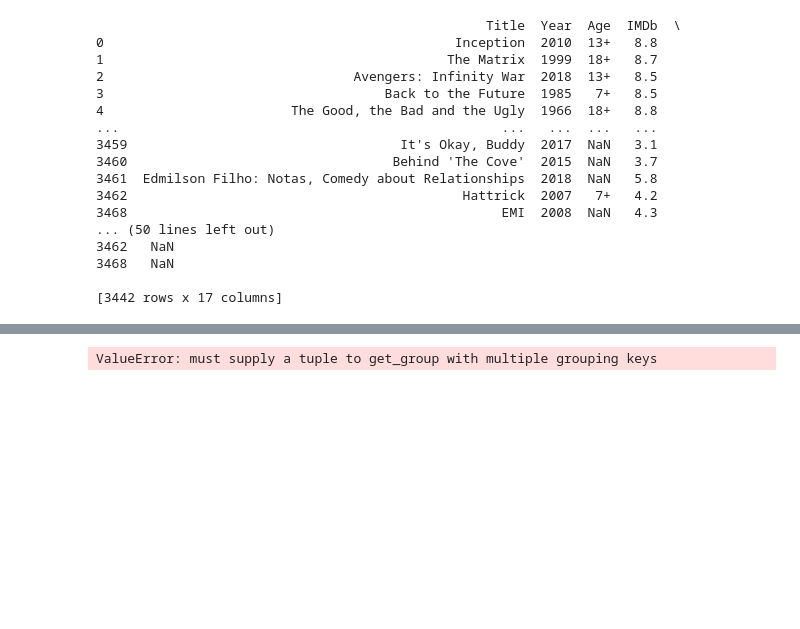
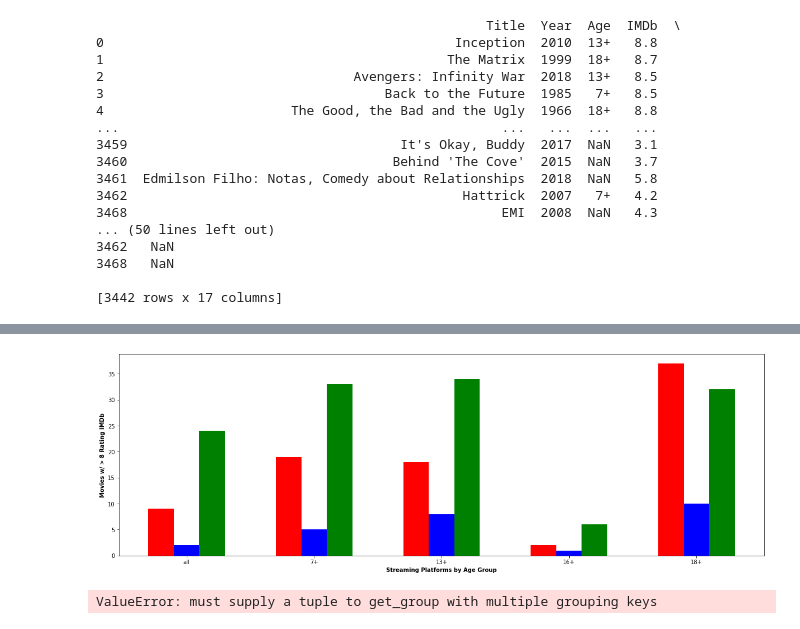
Before and after one commit to jtslater2/old_fashioned, a Jupyter notebook: Scripts/mpaa.ipynb, the cells around one changed output, grey strips where cells are left out. Saved outputs shown, nothing was run; the diff lists cells and outputs as text; code cells hidden in the pictures; blank space fills up the shorter version.

```diff
--- a/Scripts/mpaa.ipynb
+++ b/Scripts/mpaa.ipynb
@@ -47,10 +47,13 @@ test_df = tv_movies_df1.loc[(tv_movies_df1["movies"] =="Movie") &
                 #(tv_movies_df1["IMDb"] !="NaN")]
 
 
+htest_df = tv_movies_df1.loc[(tv_movies_df1["movies"] =="Movie") &
+                            (tv_movies_df1["IMDb"] >=8)  ]
 
 
 test_df.describe
 print(test_df)
+print(htest_df)
 # %% [output]
                                 Title  Year  Age  IMDb Rotten Tomatoes  \
 0                           Inception  2010  13+   8.8             87%
@@ -72,9 +75,22 @@ print(test_df)
 # %%
 test2_df = test_df.loc[(test_df["Netflix"] == "1")]
-print(test2_df)
 test3_df = test_df.loc[(test_df["Hulu"] == "1")]
 test4_df = test_df.loc[(test_df["Prime Video"] == "1")]
 test5_df = test_df.loc[(test_df["Disney+"] == "1")]
+
+
+
+htest2_df = htest_df.loc[(htest_df["Netflix"] == "1")]
+htest3_df = htest_df.loc[(htest_df["Hulu"] == "1")]
+htest4_df = htest_df.loc[(htest_df["Prime Video"] == "1")]
+htest5_df = htest_df.loc[(htest_df["Disney+"] == "1")]
+
+
+
+
+
+
+print(test2_df)
 # %% [output]
                                                   Title  Year  Age  IMDb  \
 0                                             Inception  2010  13+   8.8
@@ -172,3 +199,28 @@ plt.show()
+# %%
+#IMDB greater than 8
+
+fig = plt.figure(figsize = (16,5))
+
+x = np.arange(5)
+
+ax = fig.add_axes([0,0,1,1])
+ax.bar(x, hs2["hnf-age"], color = 'r', width = 0.2)
+ax.bar(x+.2, hs3["hhu-age"], color = 'b', width = 0.2)
+ax.bar(x+ .4, hs4["hpv-age"], color = 'g', width = 0.2)
+#ax.bar(x+.6, hs5["hdi-age"], color = 'y', width = 0.2)
+
+
+plt.xlabel('Streaming Platforms by Age Group', fontweight ='bold')
+plt.ylabel('Movies w/ > 8 Rating IMDb', fontweight ='bold')
+#plt.xticks(['all', '7+', '13+', '16+', '18+'])
+plt.xticks([r + .2 for r in range(5)],
+           ['all', '7+', '13+', '16+', '18+'])
+
+
+
+plt.show()
+# %% [output]
+[figure, added]
 # %%
 x = np.arange(5)
 # %%
```
Also changed, not shown: parts of 3 cells of this notebook.
